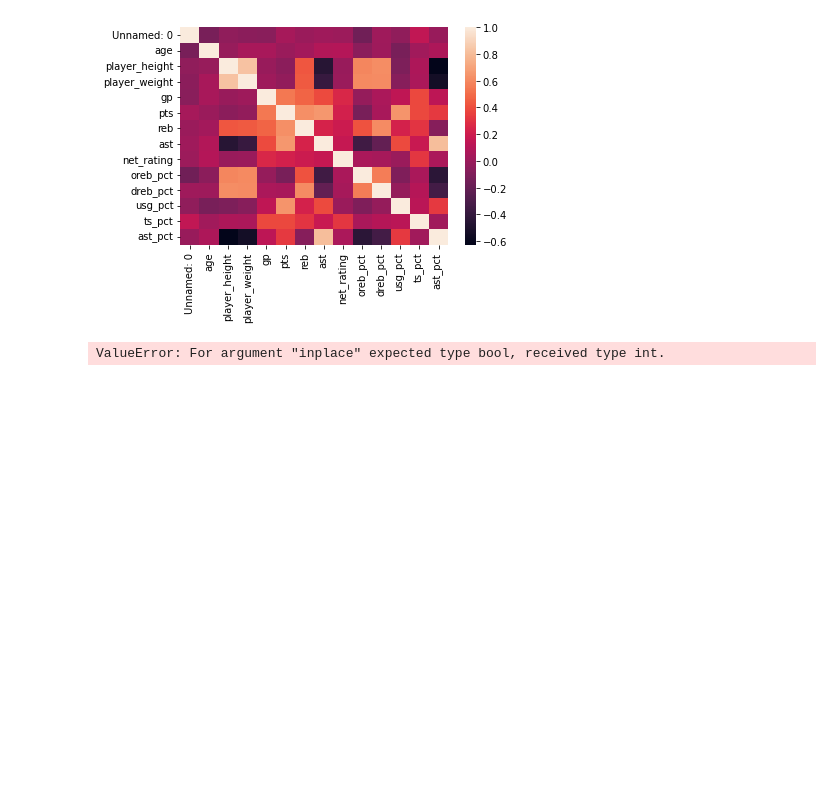
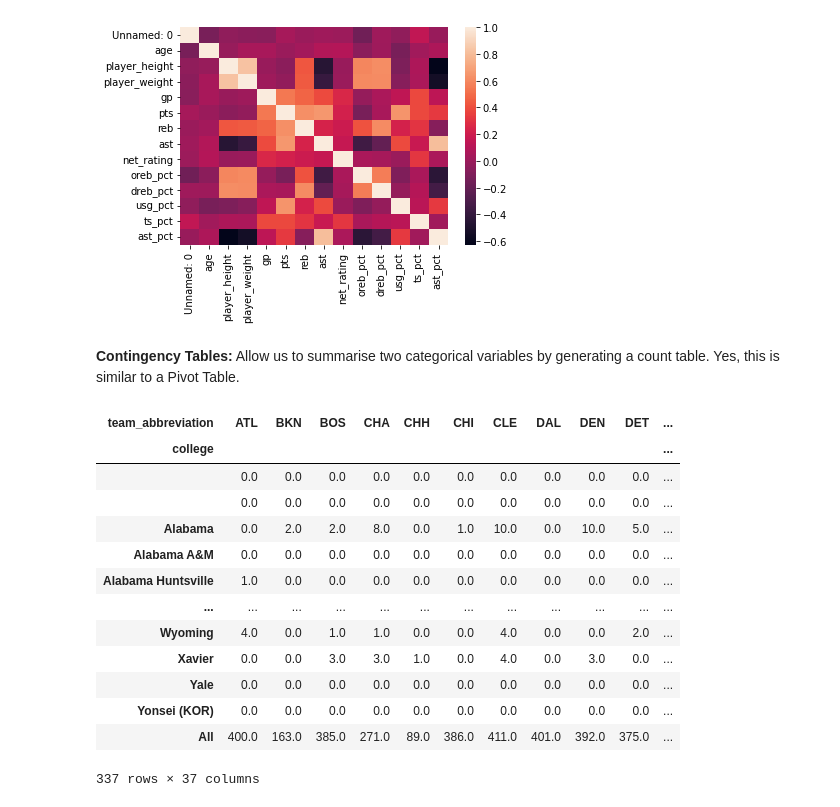
Before and after one commit to willosullivan/Practical-Statistics-for-Data-Science, a Jupyter notebook: chapter-1-exploratory-data-analysis.ipynb, the cells around one changed output. Cells and saved outputs as stored; diff of their text form; code cells hidden in the pictures; blank space fills up the shorter version.

```diff
--- a/chapter-1-exploratory-data-analysis.ipynb
+++ b/chapter-1-exploratory-data-analysis.ipynb
@@ -544,13 +544,28 @@ sns.heatmap(df.corr())
 # %% [output]
 <AxesSubplot:>
 [figure]
+# %% [markdown]
+**Contingency Tables:** Allow us to summarise two categorical variables by generating a count table. Yes, this is similar to a Pivot Table.
 # %%
 crosstab = df[["college", "team_abbreviation"]].pivot_table(
 		index='college',
 		columns='team_abbreviation',
 		aggfunc=lambda x: len(x),
 		margins=True
 )
-crosstab.fillna(0, inplace=0)
+crosstab.fillna(0, inplace=False)
 # %% [output]
+| team_abbreviation | ATL | BKN | BOS | CHA | CHH | CHI | CLE | DAL | DEN | DET | ... |
+| college |  |  |  |  |  |  |  |  |  |  | ... |
+|  | 0.0 | 0.0 | 0.0 | 0.0 | 0.0 | 0.0 | 0.0 | 0.0 | 0.0 | 0.0 | ... |
+|  | 0.0 | 0.0 | 0.0 | 0.0 | 0.0 | 0.0 | 0.0 | 0.0 | 0.0 | 0.0 | ... |
+| Alabama | 0.0 | 2.0 | 2.0 | 8.0 | 0.0 | 1.0 | 10.0 | 0.0 | 10.0 | 5.0 | ... |
+| Alabama A&M | 0.0 | 0.0 | 0.0 | 0.0 | 0.0 | 0.0 | 0.0 | 0.0 | 0.0 | 0.0 | ... |
+| Alabama Huntsville | 1.0 | 0.0 | 0.0 | 0.0 | 0.0 | 0.0 | 0.0 | 0.0 | 0.0 | 0.0 | ... |
+| ... | ... | ... | ... | ... | ... | ... | ... | ... | ... | ... | ... |
+| Wyoming | 4.0 | 0.0 | 1.0 | 1.0 | 0.0 | 0.0 | 4.0 | 0.0 | 0.0 | 2.0 | ... |
+| Xavier | 0.0 | 0.0 | 3.0 | 3.0 | 1.0 | 0.0 | 4.0 | 0.0 | 3.0 | 0.0 | ... |
+| Yale | 0.0 | 0.0 | 0.0 | 0.0 | 0.0 | 0.0 | 0.0 | 0.0 | 0.0 | 0.0 | ... |
+| Yonsei (KOR) | 0.0 | 0.0 | 0.0 | 0.0 | 0.0 | 0.0 | 0.0 | 0.0 | 0.0 | 0.0 | ... |
+| All | 400.0 | 163.0 | 385.0 | 271.0 | 89.0 | 386.0 | 411.0 | 401.0 | 392.0 | 375.0 | ... |
-ValueError: For argument "inplace" expected type bool, received type int.
+337 rows × 37 columns
```
Also changed, not shown: parts of 2 cells of this notebook.
